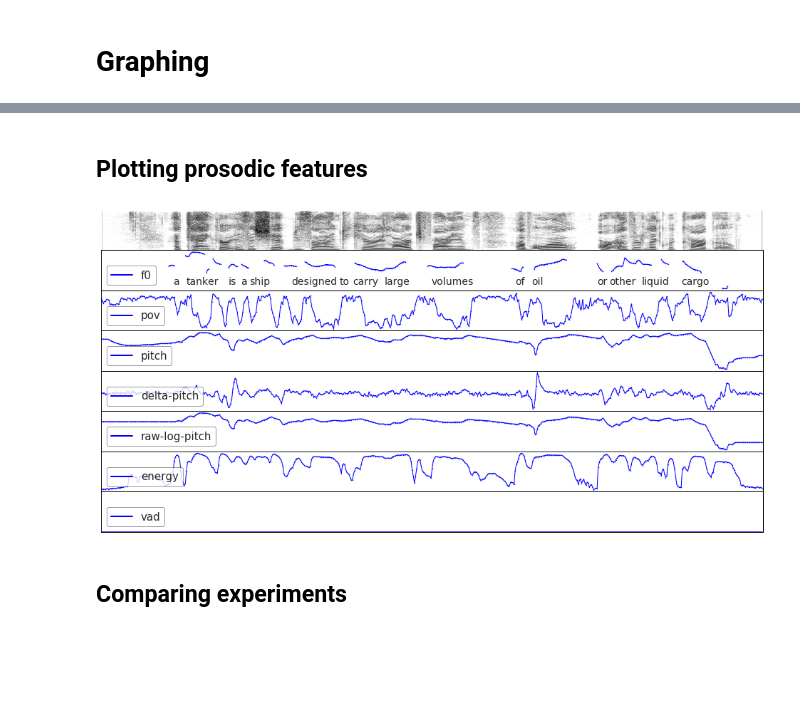
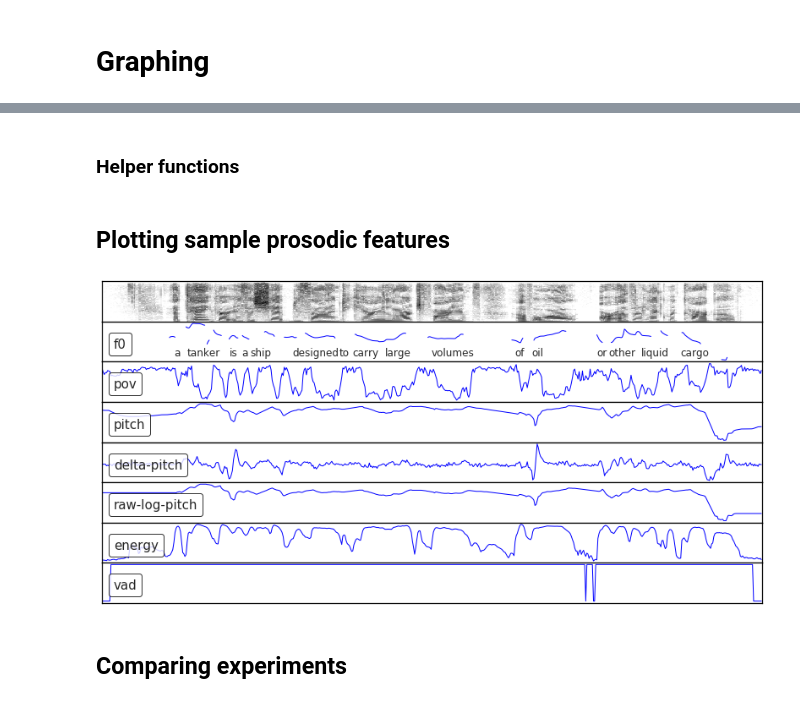
Before and after one commit to samsucik/prosodic-lid-globalphone-dissertation, a Jupyter notebook: graphing/Graphing.ipynb, the cells around one changed output, grey strips where cells are left out. Saved outputs shown, nothing was run; the diff lists cells and outputs as text; code cells hidden in the pictures; blank space fills up the shorter version.

Commit message:
Fixed layout problems with prosody graph.

```diff
--- a/graphing/Graphing.ipynb
+++ b/graphing/Graphing.ipynb
@@ -30,7 +32,7 @@ exps = ["mfcc", "mfcc-deltas", "sdc", "pitch", "energy", "pitch-energy",
 def plot_linear(line_data, x_label=None, y_label=None, stats_interval=1,
                 legend_loc=0, mark_maxima=False, axis_scales="normal", start=0, figsize=(8, 4),
                 ymin=None, ymax=None, use_legend=True, linewidth=1.2, title=None, fig=None, ax=None,
-                markersize=12):
+                markersize=12, drawLegendLines=True, tight_layout=True):
     """
     line data consists of dicts like:
         values (column)
@@ -100,20 +102,24 @@ def plot_linear(line_data, x_label=None, y_label=None, stats_interval=1,
     if ymax is not None:
         plt.ylim(top=ymax)
 
+    handlelength = None if drawLegendLines else 0
+    handletextpad = None if drawLegendLines else 0
     if use_legend:
-        legend = ax.legend(loc=legend_loc, frameon=1, prop={'size': font_size})
+        legend = ax.legend(loc=legend_loc, handlelength=handlelength, handletextpad=handletextpad,
+                           frameon=1, prop={'size': font_size})
         frame = legend.get_frame()
         frame.set_facecolor('white')
         frame.set_edgecolor('black')
 
         for legobj in legend.legendHandles:
             legobj.set_linewidth(2.0)
+            if not drawLegendLines: legobj.set_visible(False)
 
     ax.set_xlabel(x_label, fontsize=font_size, color='black')
     ax.set_ylabel(y_label, fontsize=font_size,  color='black')
     ax.set_title(title)
     ax.set_facecolor('#FFFFFF')
-    plt.tight_layout()
+    if tight_layout: plt.tight_layout()
 
     return fig
 # %% [markdown]
@@ -160,3 +166,5 @@ def plot_heatmap(values, xs, ys, x_label, y_label, height=None, width=None, cmap
     plt.tight_layout()
 
     return fig
+# %% [markdown]
+### Helper functions
@@ -163,67 +188,79 @@ def plot_heatmap(values, xs, ys, x_label, y_label, height=None, width=None, cmap
 # %% [markdown]
-## Plotting prosodic features
+## Plotting sample prosodic features
 # %%
-def draw_spectrogram(spectrogram, ax, dynamic_range=70):
+def draw_spectrogram(spectrogram, ax, fig, dynamic_range=70):
     X, Y = spectrogram.x_grid(), spectrogram.y_grid()
     X *= 100
     sg_db = 10 * np.log10(spectrogram.values)
-    ax.pcolormesh(X, Y, sg_db, vmin=sg_db.max() - dynamic_range, cmap='Greys')
+    ax.pcolormesh(X, Y, sg_db, vmin=sg_db.max() - dynamic_range, cmap='Greys', figure=fig)
     plt.ylim([spectrogram.ymin, spectrogram.ymax])
 # %%
 df = pd.read_csv("feats_LDC93S6A")
 snd = parselmouth.Sound("LDC93S6A.wav")
 columns = list(df.columns)
-# columns.remove("vad")
 n_rows = len(columns) + 2
 n_frames = df.shape[0]
 w = 14
 fig, axs = plt.subplots(nrows=n_rows, ncols=1, sharex=True, sharey=False, figsize=(w, 7))
+plt.subplots_adjust(hspace=0.0)
 
-ax = axs[0]
+# Spectrogram
+ax = insert_axis(axs[0], fig)
 pre_emphasized_snd = snd.copy()
 pre_emphasized_snd.pre_emphasize()
 spectrogram = pre_emphasized_snd.to_spectrogram(window_length=0.025, time_step=0.01, maximum_frequency=8000)
-draw_spectrogram(spectrogram, ax)
+draw_spectrogram(spectrogram, ax, fig)
+for _, spine in ax.spines.items():
+    spine.set_visible(True)
+    spine.set_color('black')
+ax.get_yaxis().set_visible(False)
+ax.get_xaxis().set_visible(False)
 
+# F0
 pitch = snd.to_pitch_ac(time_step=0.01, pitch_floor=50, pitch_ceiling=500.0)
 pitch_values = pitch.selected_array['frequency']
 pitch_values[pitch_values==0] = np.nan
 data_line =[{
             "values": pitch_values,
             "xs": range(len(pitch_values)),
             "label": "f0",
             "colour": "blue",
             "symbol": "."
         }]
 ax = axs[1]
-plot_linear(data_line, use_legend=True, legend_loc=3, fig=fig, ax=ax, linewidth=1.0, markersize=1)
+plot_linear(data_line, use_legend=True, legend_loc=3, fig=fig, drawLegendLines=False,
+            ax=ax, linewidth=1.0, markersize=0, tight_layout=False)
 
+# Prosodic features + VAD
 for i, col in enumerate(columns):
     data_line =[{
             "values": df[col],
             "xs": df.index,
             "label": col,
             "colour": "blue",
             "symbol": "."
         }]
     ax = axs[i+2]
-    fig = plot_linear(data_line, use_legend=True, legend_loc=3, fig=fig, ax=ax, linewidth=1.0, markersize=1)
+    fig = plot_linear(data_line, use_legend=True, legend_loc=3, fig=fig, drawLegendLines=False,
+                      ax=ax, linewidth=1.0, markersize=0, tight_layout=False)
 
+# Disable axis ticks
 for ax in axs:
     ax.get_yaxis().set_visible(False)
     ax.get_xaxis().set_visible(False)
-plt.xlim([0, n_frames])
+    ax.set_xlim(left=0, right=n_frames)
 
+# Word annotation
 words = ["a", "tanker", "is", "a", "ship", "designed", "to", "carry",
          "large", "volumes", "of", "oil", "or", "other", "liquid", "cargo"]
 word_points = [65, 77, 115, 126, 134, 172, 215, 227, 256, 298, 374, 389, 448, 459, 488, 524]
 for word, x in zip(words, word_points):
-    axs[1].text(x, 100, word, fontsize=14)
+    axs[1].text(x, 100, word, fontsize=12)
 
-plt.subplots_adjust(hspace=0.0)
 plt.show()
+save_fig(fig, name="prosody_sample")
 # %% [output]
-[figure, old version]
+[figure, new version]
 # %% [markdown]
 ## Comparing experiments
 # %%
```
Also changed, not shown: parts of 4 cells of this notebook, 1 other file.
